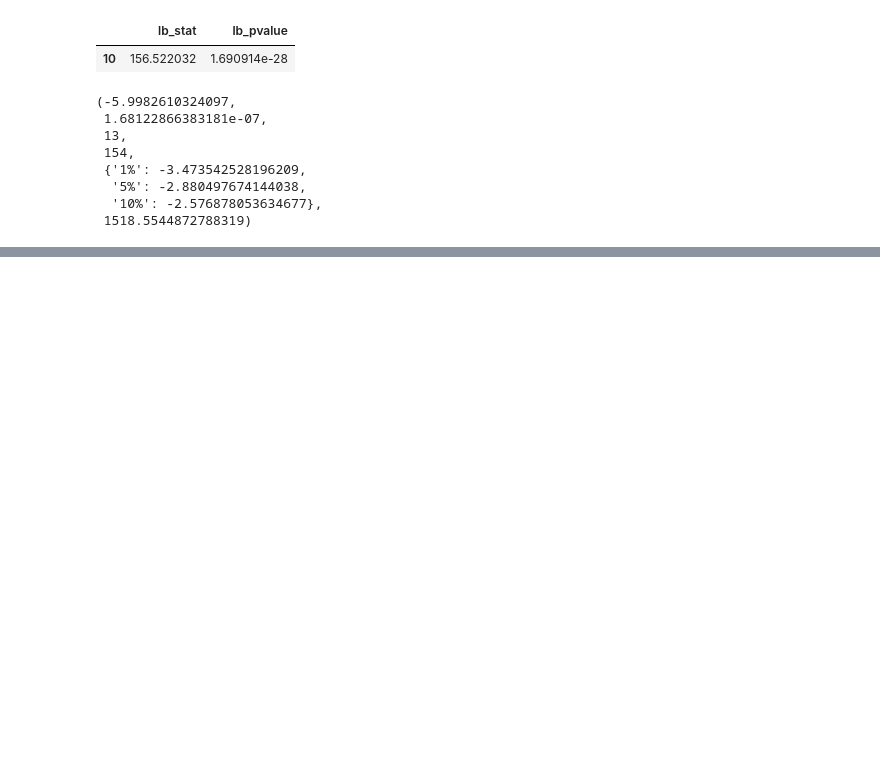
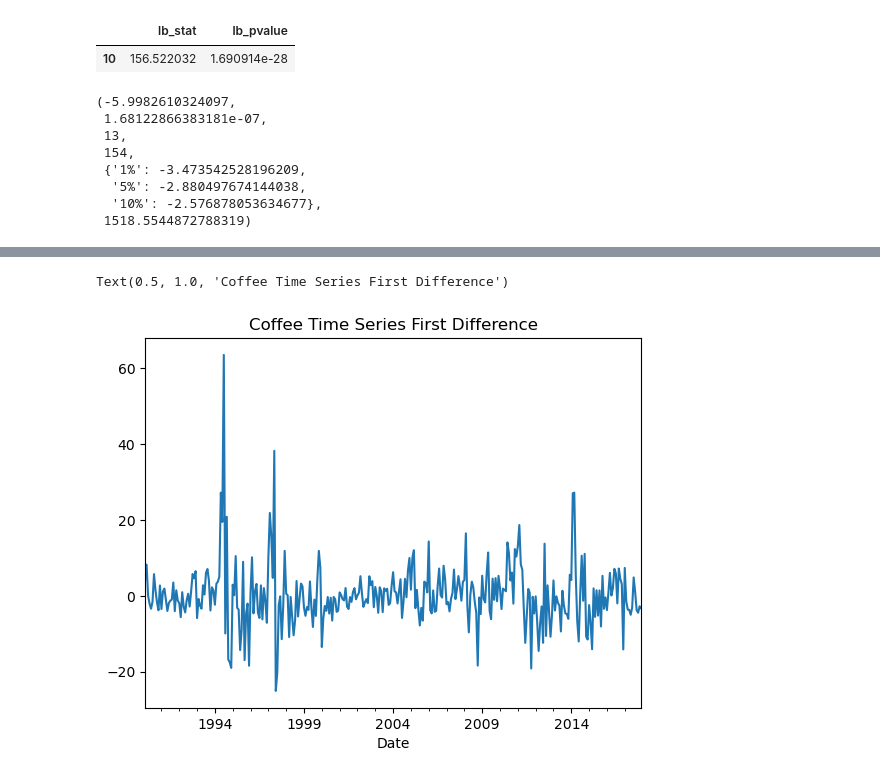
Before and after one commit to TomRush20/BAN-6025-Machine-Learning, a Jupyter notebook: Midterm_Review.ipynb, the cells around one changed output, grey strips where cells are left out. Cells and saved outputs as stored; diff of their text form; code cells hidden in the pictures; blank space fills up the shorter version.

```diff
--- a/Midterm_Review.ipynb
+++ b/Midterm_Review.ipynb
@@ -208,0 +299,5 @@ Warnings:
+# %%
+coffee_df2 = coffee_df.drop(index=0)
+coffee_df2['CPI_diff'] = np.diff(coffee_df['CPI'], n=1)
+coffee_df2 = coffee_df2.drop(columns=['CPI'])
+coffee_df2.head()
@@ -208,0 +311,3 @@ Warnings:
+# %%
+coffee_per_month = coffee_df2.groupby(['Year', 'Month'])['CPI_diff'].sum().reset_index()
+coffee_per_month.head()
@@ -208,0 +321,4 @@ Warnings:
+# %%
+coffee_per_month['Date'] = pd.to_datetime(coffee_per_month['Year'].astype(str) + '-' + coffee_per_month['Month'].dt.month.astype(str),
+                                        format='%Y-%m')
+coffee_per_month.head()
@@ -208,0 +332,3 @@ Warnings:
+# %%
+coffee_ts_2 = pd.Series(coffee_per_month['CPI_diff'].values, index=coffee_per_month['Date'])
+coffee_ts_2
@@ -208,0 +349,6 @@ Warnings:
+# %%
+coffee_ts_2.plot()
+plt.title('Coffee Time Series First Difference')
+# %% [output]
+Text(0.5, 1.0, 'Coffee Time Series First Difference')
+[figure, added]
```
Also changed, not shown: parts of 19 cells of this notebook.
